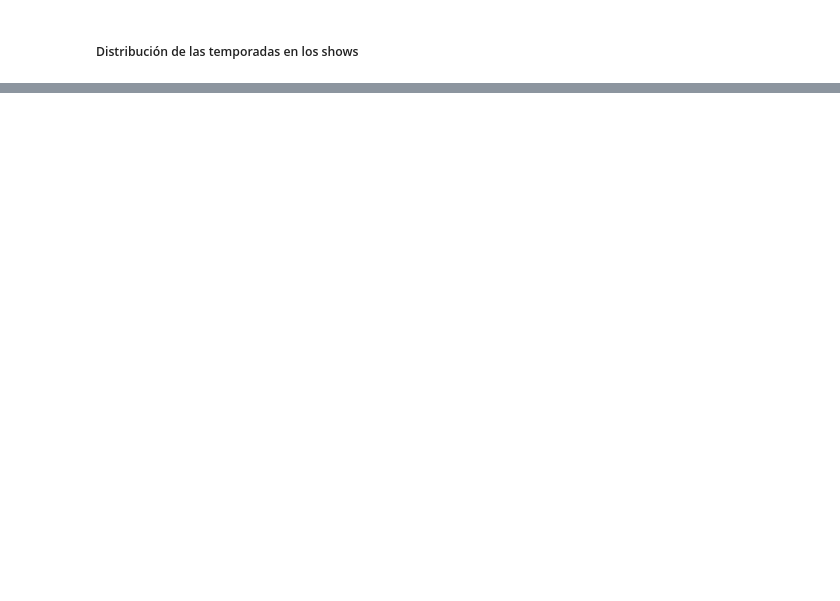
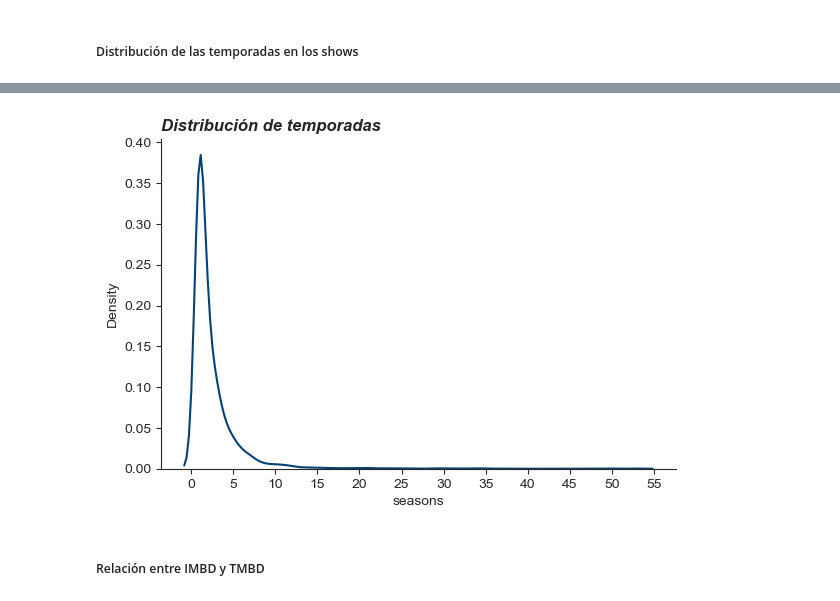
Before and after one commit to charliebrown007/05-Case_Analysis, a Jupyter notebook: 8. Movies and shows/Movies and shows.ipynb, the cells around one changed output, grey strips where cells are left out. Drawn from its saved outputs; the diff is of its cells as text; code cells hidden in the pictures; blank space fills up the shorter version.

```diff
--- a/8. Movies and shows/Movies and shows.ipynb
+++ b/8. Movies and shows/Movies and shows.ipynb
@@ -214,0 +195,21 @@ plt.show()
+# %%
+df_shows = (df2
+            .dropna(subset = ['seasons'], axis = 0, how = 'all')
+            .query("type == 'SHOW'"))
+
+
+# Estilo
+sns.set_style('ticks')
+
+# Gráfico
+sns.displot(data = df_shows, x = 'seasons', kind = 'kde', height = 4, aspect = 1.5, color = '#064273')
+
+# Detalles estéticos
+plt.title('Distribución de temporadas',loc = 'left', size = 12, fontstyle = 'italic', fontweight = 'bold')
+plt.xticks(range(0,60,5))
+
+plt.show()
+# %% [output]
+[figure, added]
+# %% [markdown]
+##### Relación entre IMBD y TMBD
```
Also changed, not shown: parts of 9 cells of this notebook.
